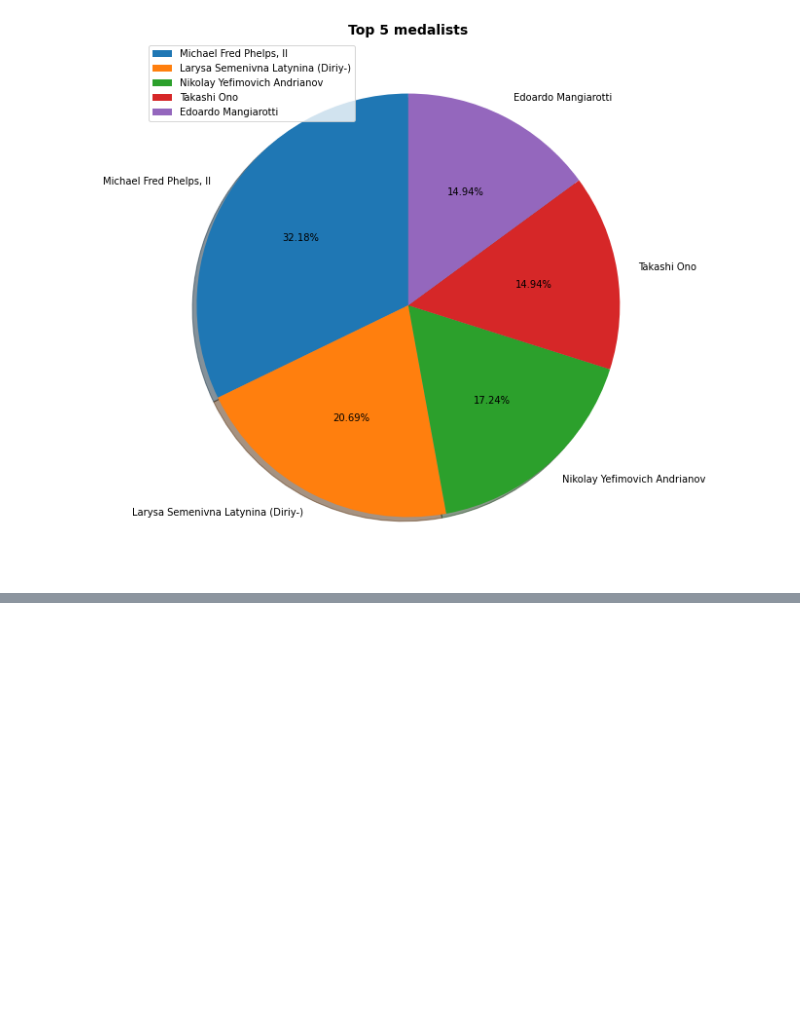
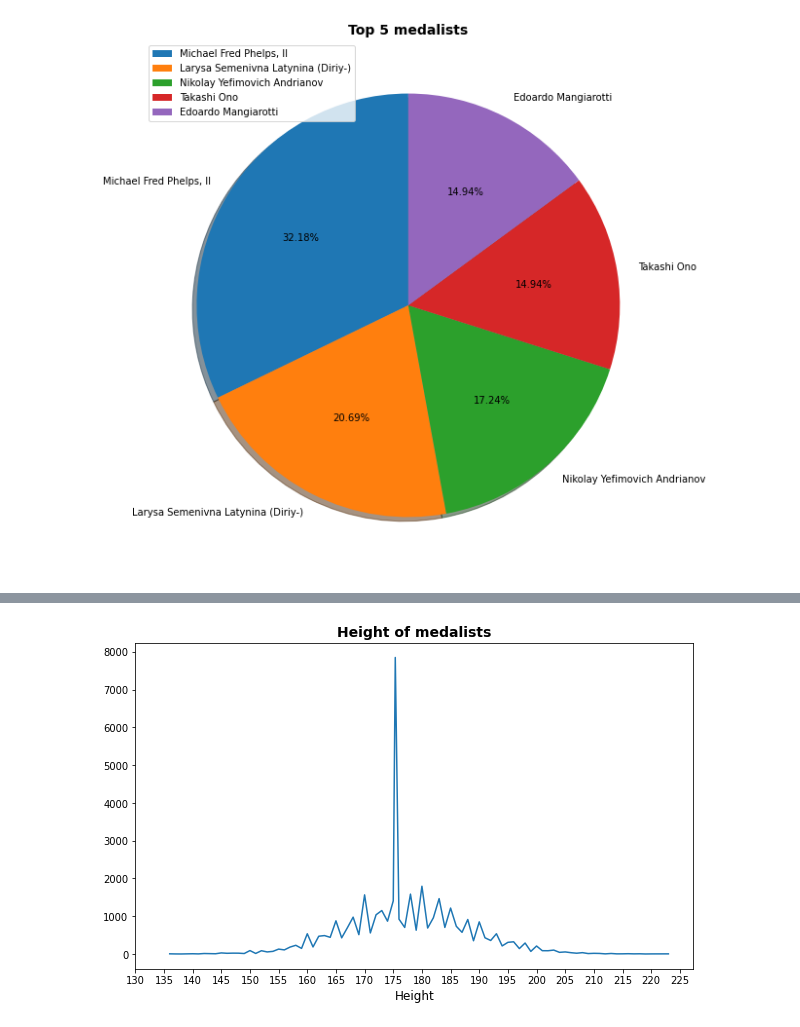
Before and after one commit to MaH1996SdN/Olympic_Games, a Jupyter notebook: Programming_Project_Olympic.ipynb, the cells around one changed output, grey strips where cells are left out. Drawn from its saved outputs; the diff is of its cells as text; code cells hidden in the pictures; blank space fills up the shorter version.

```diff
--- a/Programming_Project_Olympic.ipynb
+++ b/Programming_Project_Olympic.ipynb
@@ -745,0 +778,10 @@ plt.show()
+# %%
+# Height of medalists
+plt.figure(figsize=(10,6))
+plt.plot(Medals['Height'].value_counts().sort_index())
+plt.xticks(np.arange(130, 230, step=5))
+plt.title('Height of medalists', fontweight='bold', fontsize=14)
+plt.xlabel('Height', fontsize=12)
+plt.show()
+# %% [output]
+[figure, added]
```
Also changed, not shown: parts of 4 cells of this notebook.
